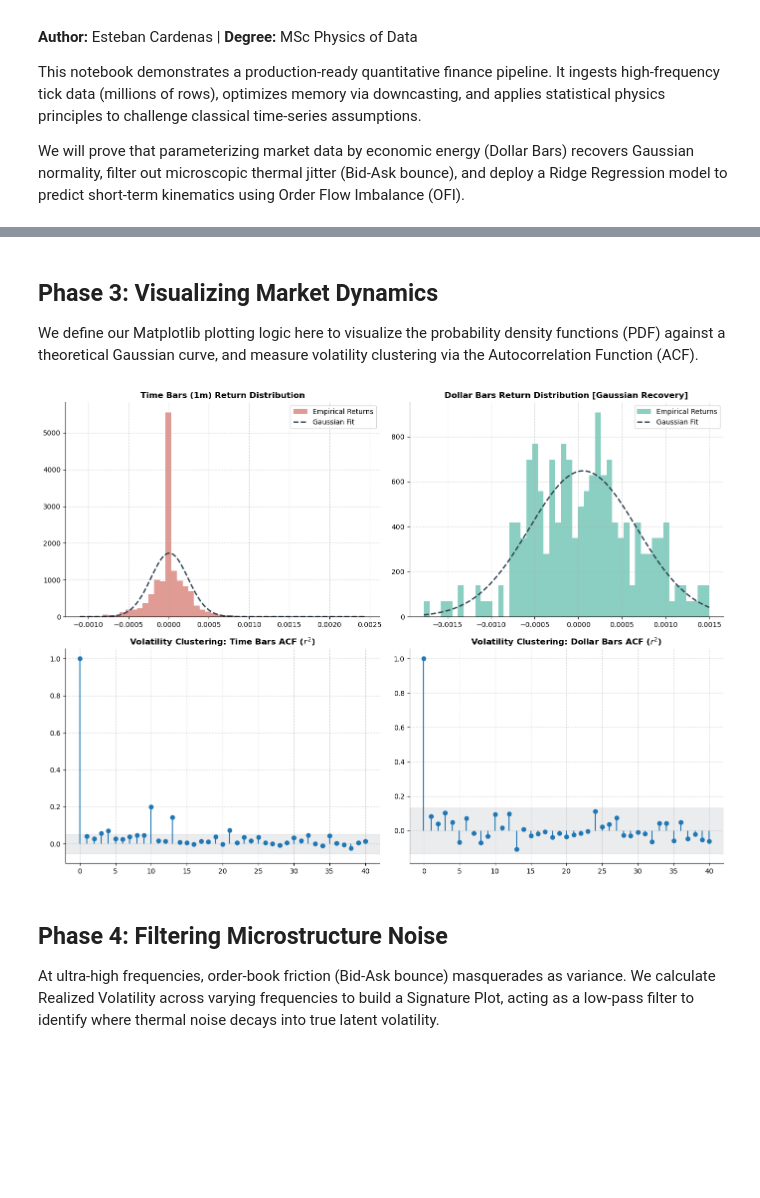
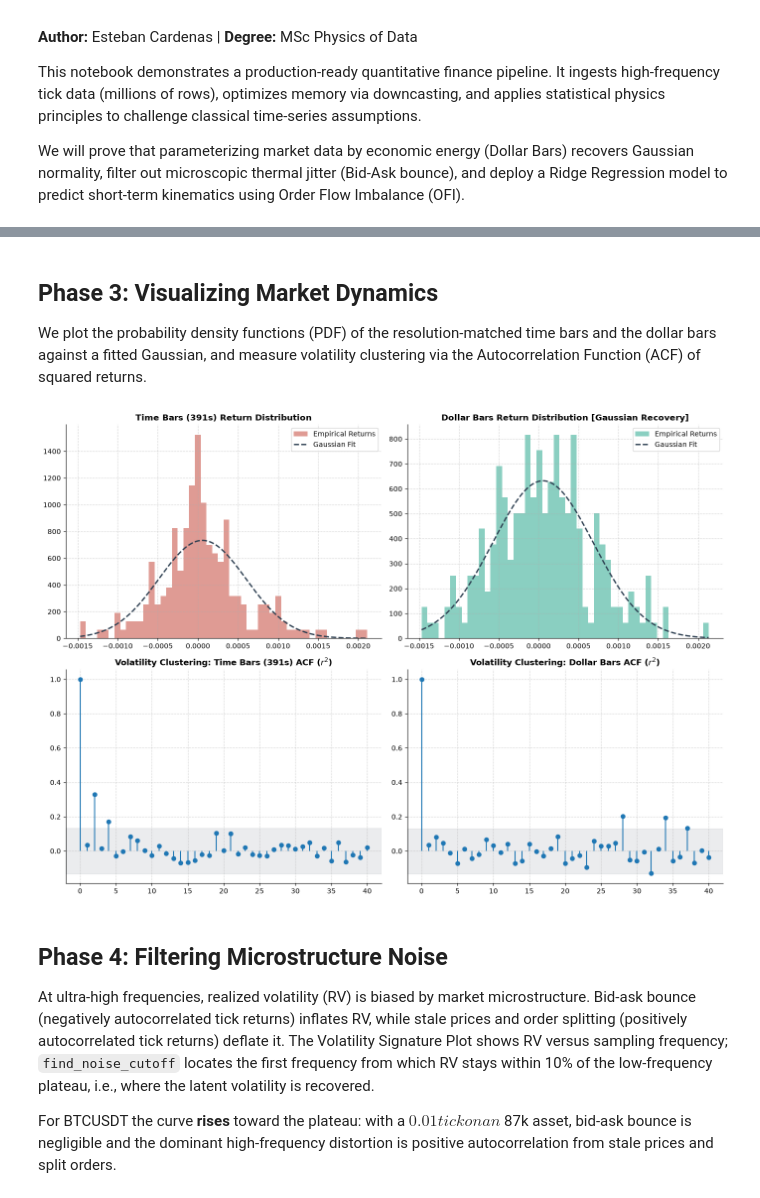
Before and after one commit to EstebanCardenas2001/High-Frequency-Tick-Data-Wrangler-A-Statistical-Mechanics-Approach-to-Market-Microstructure, a Jupyter notebook: notebooks/microstructure_analysis.ipynb, the cells around one changed output, grey strips where cells are left out. Drawn from its saved outputs; the diff is of its cells as text; code cells hidden in the pictures; blank space fills up the shorter version.

```diff
--- a/notebooks/microstructure_analysis.ipynb
+++ b/notebooks/microstructure_analysis.ipynb
@@ -35,9 +37,10 @@ We instantiate the `HighFreqTickWrangler` to download raw tick data from Binance
 wrangler = HighFreqTickWrangler(symbol="BTCUSDT", date="2026-01-01")
 
 # Execute Pipeline
-if wrangler.download_binance_trades():
-    wrangler.load_and_optimize()
-    wrangler.engineer_features()
+if not wrangler.download_binance_trades():
+    raise RuntimeError("Download failed - check the symbol/date and your connection.")
+wrangler.load_and_optimize()
+wrangler.engineer_features()
 
 # Display a preview of the clean, vectorized data
 wrangler.df.head()
@@ -61,12 +65,24 @@ Classical finance samples by physical time ($dt$), leading to heteroskedasticity
 # %%
 # Generate the bar schemas
 time_bars = create_time_bars(wrangler.df, freq='1min')
-vol_bars = create_volume_bars(wrangler.df, volume_target=50)       # 50 BTC
-dollar_bars = create_dollar_bars(wrangler.df, dollar_target=2500000) # $2.5M
+vol_bars = create_volume_bars(wrangler.df, volume_target=50)          # 50 BTC
+dollar_bars = create_dollar_bars(wrangler.df, dollar_target=2_500_000) # $2.5M
+
+# Resolution-matched control: time bars with the same bar count as the dollar bars
+matched_freq = matching_time_freq(wrangler.df, n_bars=len(dollar_bars))
+matched_time_bars = create_time_bars(wrangler.df, freq=matched_freq)
 
 # Run statistical evaluation (Jarque-Bera, Kurtosis, Skewness)
-normality_results = analyze_bar_normality(time_bars, vol_bars, dollar_bars)
-normality_results
+normality_results = analyze_bar_normality({
+    "Time Bars (1min)": time_bars,
+    f"Time Bars ({matched_freq}, matched)": matched_time_bars,
+    "Volume Bars (50 BTC)": vol_bars,
+    "Dollar Bars ($2.5M)": dollar_bars,
+})
+normality_results.style.format({
+    "Mean Return": "{:.2e}", "Std Dev": "{:.2e}", "Skewness": "{:.3f}",
+    "Excess Kurtosis": "{:.2f}", "Jarque-Bera Stat": "{:.2f}", "p-value": "{:.2e}"
+})
 # %% [output]
 Sampling Time Bars (1min)...
 Sampling Volume Bars (Target: 50 units)...
@@ -78,8 +97,8 @@ Sampling Dollar Bars (Target: $2,500,000)...
 # %% [markdown]
 ## Phase 3: Visualizing Market Dynamics
-We define our Matplotlib plotting logic here to visualize the probability density functions (PDF) against a theoretical Gaussian curve, and measure volatility clustering via the Autocorrelation Function (ACF).
+We plot the probability density functions (PDF) of the resolution-matched time bars and the dollar bars against a fitted Gaussian, and measure volatility clustering via the Autocorrelation Function (ACF) of squared returns.
 # %%
-def visualize_microstructure_matplotlib(time_bars, dollar_bars):
+def visualize_microstructure_matplotlib(time_bars, dollar_bars, time_label='Time Bars'):
     r_time = time_bars['log_return'].dropna().values
     r_dollar = dollar_bars['log_return'].dropna().values
 
@@ -98,42 +117,44 @@ def visualize_microstructure_matplotlib(time_bars, dollar_bars):
     mu_t, std_t = stats.norm.fit(r_time)
     x_t = np.linspace(np.min(r_time), np.max(r_time), 200)
     axes[0, 0].plot(x_t, stats.norm.pdf(x_t, mu_t, std_t), color=COLOR_GAUSS, linestyle='--', lw=2, label='Gaussian Fit')
-    axes[0, 0].set_title('Time Bars (1m) Return Distribution', fontweight='bold')
+    axes[0, 0].set_title(f'{time_label} Return Distribution', fontweight='bold')
     axes[0, 0].legend()
 
     # DOLLAR BARS PDF
     axes[0, 1].hist(r_dollar, bins=50, density=True, color=COLOR_DOLLAR, alpha=0.5, label='Empirical Returns')
     mu_d, std_d = stats.norm.fit(r_dollar)
     x_d = np.linspace(np.min(r_dollar), np.max(r_dollar), 200)
     axes[0, 1].plot(x_d, stats.norm.pdf(x_d, mu_d, std_d), color=COLOR_GAUSS, linestyle='--', lw=2, label='Gaussian Fit')
     axes[0, 1].set_title('Dollar Bars Return Distribution [Gaussian Recovery]', fontweight='bold')
     axes[0, 1].legend()
 
     # AUTOCORRELATION
     lags = 40
     lag_arr = np.arange(lags + 1)
 
     # Time ACF
     acf_time = acf(r_time**2, nlags=lags, fft=True)
     conf_time = 1.96 / np.sqrt(len(r_time))
     axes[1, 0].stem(lag_arr, acf_time, markerfmt='o', basefmt=" ")
     axes[1, 0].axhspan(-conf_time, conf_time, color='#BDC3C7', alpha=0.3)
-    axes[1, 0].set_title('Volatility Clustering: Time Bars ACF ($r^2$)', fontweight='bold')
+    axes[1, 0].set_title(f'Volatility Clustering: {time_label} ACF ($r^2$)', fontweight='bold')
 
     # Dollar ACF
     acf_dollar = acf(r_dollar**2, nlags=lags, fft=True)
     conf_dollar = 1.96 / np.sqrt(len(r_dollar))
     axes[1, 1].stem(lag_arr, acf_dollar, markerfmt='o', basefmt=" ")
     axes[1, 1].axhspan(-conf_dollar, conf_dollar, color='#BDC3C7', alpha=0.3)
     axes[1, 1].set_title('Volatility Clustering: Dollar Bars ACF ($r^2$)', fontweight='bold')
 
     plt.tight_layout()
     plt.show()
 
-visualize_microstructure_matplotlib(time_bars, dollar_bars)
+visualize_microstructure_matplotlib(matched_time_bars, dollar_bars, time_label=f'Time Bars ({matched_freq})')
 # %% [output]
-[figure, old version]
+[figure, new version]
 # %% [markdown]
 ## Phase 4: Filtering Microstructure Noise
-At ultra-high frequencies, order-book friction (Bid-Ask bounce) masquerades as variance. We calculate Realized Volatility across varying frequencies to build a Signature Plot, acting as a low-pass filter to identify where thermal noise decays into true latent volatility.
+At ultra-high frequencies, realized volatility (RV) is biased by market microstructure. Bid-ask bounce (negatively autocorrelated tick returns) inflates RV, while stale prices and order splitting (positively autocorrelated tick returns) deflate it. The Volatility Signature Plot shows RV versus sampling frequency; `find_noise_cutoff` locates the first frequency from which RV stays within 10% of the low-frequency plateau, i.e., where the latent volatility is recovered.
+
+For BTCUSDT the curve **rises** toward the plateau: with a $0.01 tick on an ~$87k asset, bid-ask bounce is negligible and the dominant high-frequency distortion is positive autocorrelation from stale prices and split orders.
 # %%
```
Also changed, not shown: parts of 8 cells of this notebook, 8 other files.
